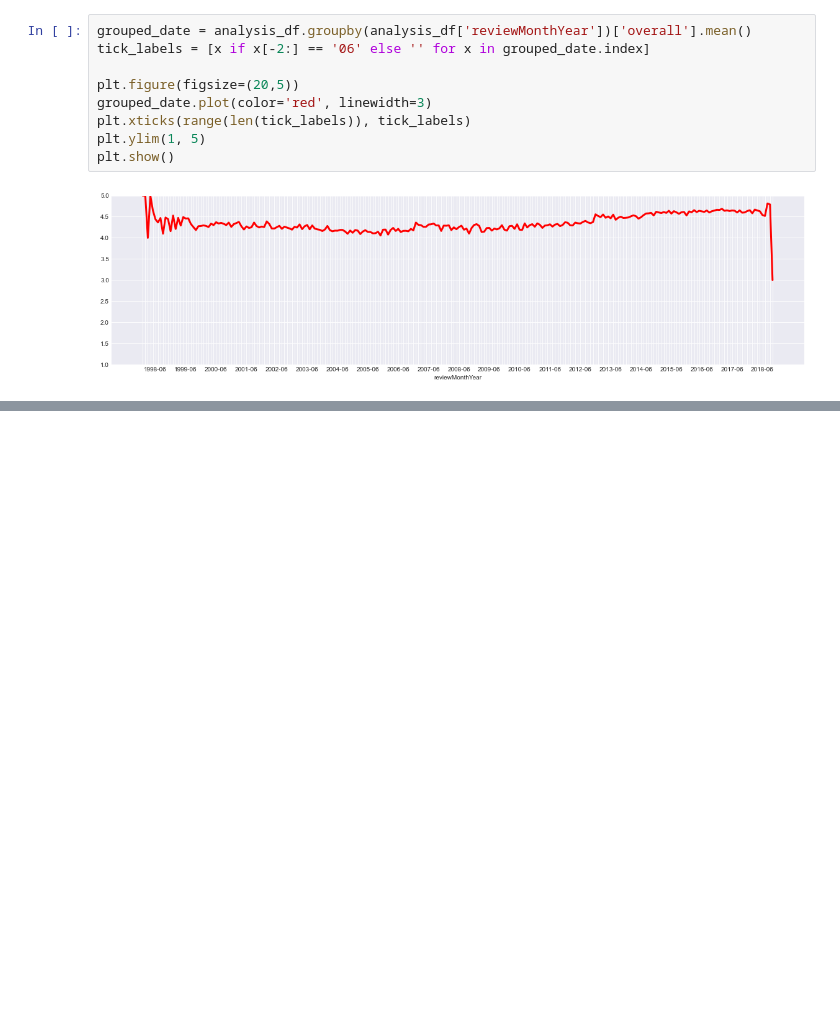
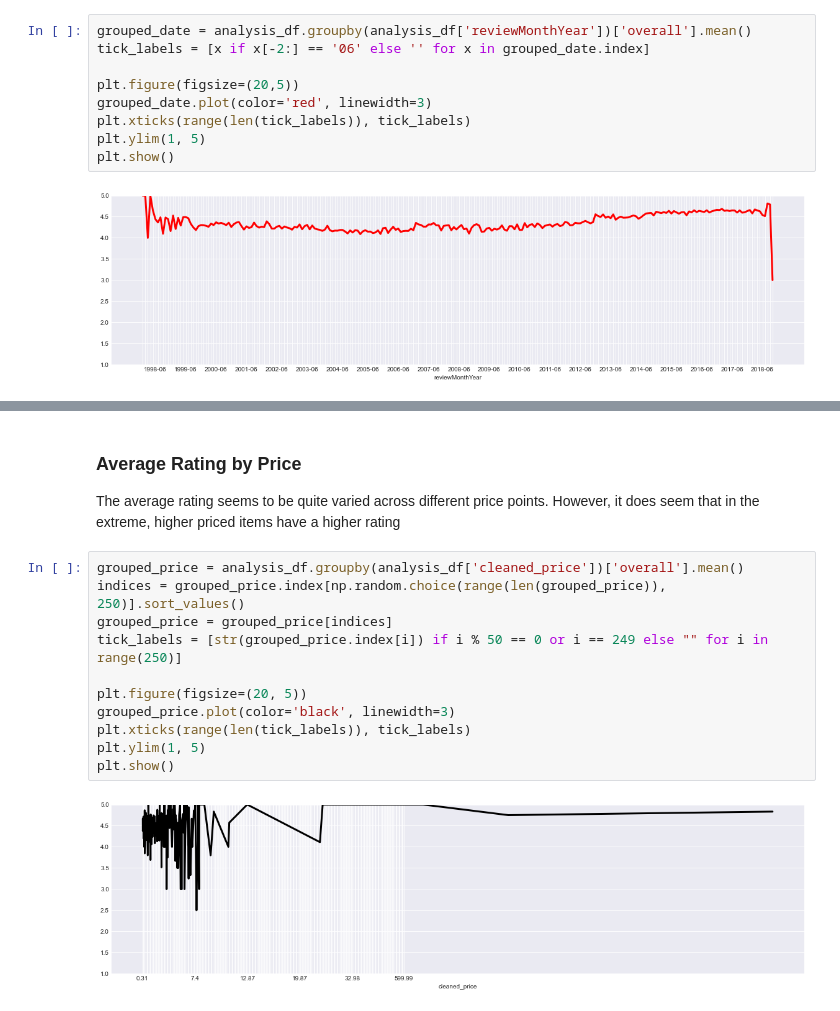
Before and after one commit to MattB17/AmazonRecommenderSystem, a Jupyter notebook: Exploration.ipynb, the cells around one changed output, grey strips where cells are left out. Saved outputs shown, nothing was run; the diff lists cells and outputs as text; blank space fills up the shorter version.

```diff
--- a/Exploration.ipynb
+++ b/Exploration.ipynb
@@ -112,0 +209,17 @@ Name: price, Length: 200000, dtype: object>
+# %% [markdown]
+### Average Rating by Price
+
+The average rating seems to be quite varied across different price points. However, it does seem that in the extreme, higher priced items have a higher rating
+# %%
+grouped_price = analysis_df.groupby(analysis_df['cleaned_price'])['overall'].mean()
+indices = grouped_price.index[np.random.choice(range(len(grouped_price)), 250)].sort_values()
+grouped_price = grouped_price[indices]
+tick_labels = [str(grouped_price.index[i]) if i % 50 == 0 or i == 249 else "" for i in range(250)]
+
+plt.figure(figsize=(20, 5))
+grouped_price.plot(color='black', linewidth=3)
+plt.xticks(range(len(tick_labels)), tick_labels)
+plt.ylim(1, 5)
+plt.show()
+# %% [output]
+[figure, added]
```
Also changed, not shown: parts of 19 cells of this notebook.
